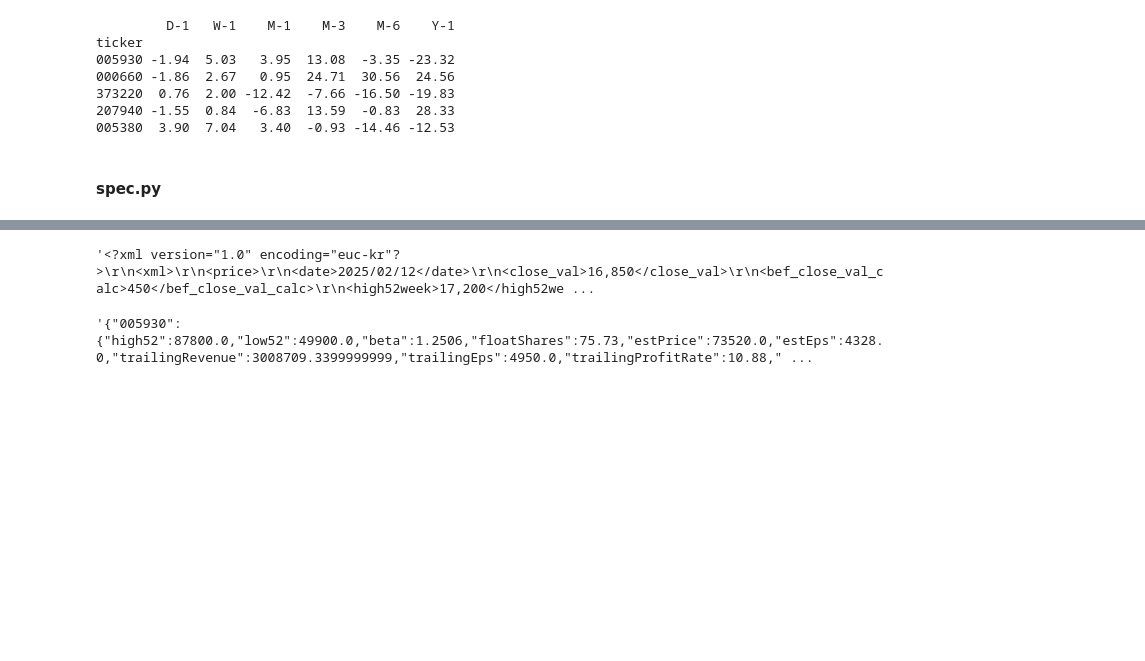
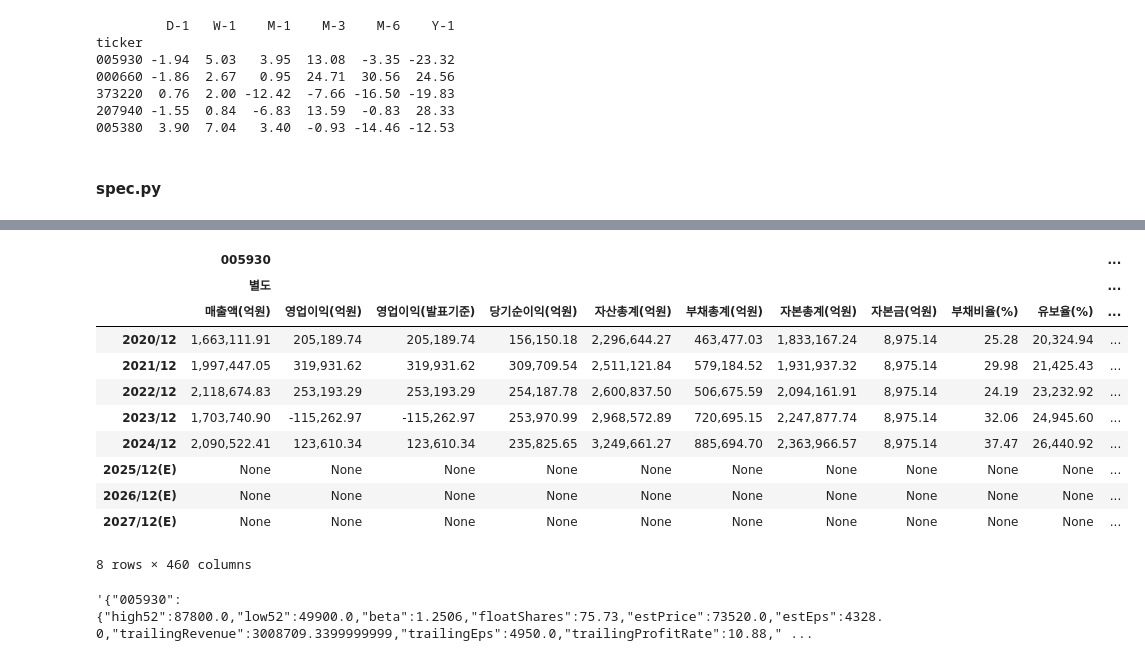
Before and after one commit to labwons/pages, a Jupyter notebook: src/dev.ipynb, the cells around one changed output, grey strips where cells are left out. Saved outputs shown, nothing was run; the diff lists cells and outputs as text; code cells hidden in the pictures; blank space fills up the shorter version.

```diff
--- a/src/dev.ipynb
+++ b/src/dev.ipynb
@@ -26,16 +115,16 @@ Successfully installed datetime-5.5 deprecated-1.2.18 pykrx-1.0.51 zope.interfac
 ### path.py
 # %%
 from pandas import Series
-import os
+import os, shutil
 
 
 class PATH:
     try:
         ROOT = os.path.dirname(__file__)
-        while not ROOT.endswith('yuho'):
+        while not ROOT.endswith('pages'):
             ROOT = os.path.dirname(ROOT)
     except NameError:
-        ROOT = 'https://raw.githubusercontent.com/labwons/yuho/main/'
+        ROOT = 'https://raw.githubusercontent.com/labwons/pages/main/'
 
     try:
         DESKTOP = os.path.join(os.path.join(os.environ['USERPROFILE']), 'Desktop')
@@ -43,16 +132,13 @@ class PATH:
     except KeyError:
         DESKTOP = DOWNLOADS = ROOT
 
-    BASE   = os.path.join(ROOT, r'src/fetch/market/json/baseline.json')
-    GROUP  = os.path.join(ROOT, r'src/fetch/market/json/group.json')
-    INDEX  = os.path.join(ROOT, r'src/fetch/market/json/index.json')
-    SPEC   = os.path.join(ROOT, r'src/fetch/market/json/spec.json')
-    STATE  = os.path.join(ROOT, r'src/fetch/market/json/state.json')
+    BASE      = os.path.join(ROOT, r'src/fetch/market/json/baseline.json')
+    GROUP     = os.path.join(ROOT, r'src/fetch/market/json/group.json')
+    SPEC      = os.path.join(ROOT, r'src/fetch/market/json/spec.json')
+    MACRO     = os.path.join(ROOT, r'src/fetch/macro/json/macro.json')
+    PORTFOLIO = os.path.join(ROOT, r'src/fetch/stock/json/portfolio.json')
 
     DOCS   = os.path.join(ROOT, r'docs')
-    BUBBLE = os.path.join(ROOT, r'docs/src/json/bubble.json')
-    MAP    = os.path.join(ROOT, r'docs/src/json/treemap.json')
-    MACRO  = os.path.join(ROOT, r'docs/src/json/macro.json')
 
     # HTML = html(ROOT)
     HTML = Series()
@@ -63,6 +149,23 @@ class PATH:
 
     JS = Series()
     JS.MAP = os.path.join(ROOT, r'docs/src/js/marketmap.js')
+
+    @classmethod
+    def copy(cls, src:str, dst:str, rename:str=""):
+        if not os.path.exists(src):
+            raise FileNotFoundError(f"원본 파일이 존재하지 않습니다: {src}")
+
+        ext = f".{src.split('.')[-1]}"
+        new = os.path.basename(src) if not rename else f"{rename}{ext}"
+        dst = os.path.join(dst, new)
+        if not os.path.isfile(dst):
+            shutil.copy2(src=src, dst=dst)
+        return dst
+
+    @classmethod
+    def copytree(cls, src:str, dst:str):
+        shutil.copytree(src, dst, dirs_exist_ok=True)
+        return
 
 
 
@@ -948,3 +1252,23 @@ End [Market Spec Fetch] 1319 Stocks / Elapsed: 662.29s
+# %%
+# print(MarketSpec.fetch('005930'))
+# xml = fs.fetch('005930')
+# fs.overview('005930')
+# fs.statement_annual('005930')
+
+fs.annual
+# %% [output]
+|  | 005930 |  |  |  |  |  |  |  |  |  | ... |
+|  | 별도 |  |  |  |  |  |  |  |  |  | ... |
+|  | 매출액(억원) | 영업이익(억원) | 영업이익(발표기준) | 당기순이익(억원) | 자산총계(억원) | 부채총계(억원) | 자본총계(억원) | 자본금(억원) | 부채비율(%) | 유보율(%) | ... |
+| 2020/12 | 1,663,111.91 | 205,189.74 | 205,189.74 | 156,150.18 | 2,296,644.27 | 463,477.03 | 1,833,167.24 | 8,975.14 | 25.28 | 20,324.94 | ... |
+| 2021/12 | 1,997,447.05 | 319,931.62 | 319,931.62 | 309,709.54 | 2,511,121.84 | 579,184.52 | 1,931,937.32 | 8,975.14 | 29.98 | 21,425.43 | ... |
+| 2022/12 | 2,118,674.83 | 253,193.29 | 253,193.29 | 254,187.78 | 2,600,837.50 | 506,675.59 | 2,094,161.91 | 8,975.14 | 24.19 | 23,232.92 | ... |
+| 2023/12 | 1,703,740.90 | -115,262.97 | -115,262.97 | 253,970.99 | 2,968,572.89 | 720,695.15 | 2,247,877.74 | 8,975.14 | 32.06 | 24,945.60 | ... |
+| 2024/12 | 2,090,522.41 | 123,610.34 | 123,610.34 | 235,825.65 | 3,249,661.27 | 885,694.70 | 2,363,966.57 | 8,975.14 | 37.47 | 26,440.92 | ... |
+| 2025/12(E) | None | None | None | None | None | None | None | None | None | None | ... |
+| 2026/12(E) | None | None | None | None | None | None | None | None | None | None | ... |
+| 2027/12(E) | None | None | None | None | None | None | None | None | None | None | ... |
+8 rows × 460 columns
 # %%
 # 별도: 033100, 058470
 # 연결: 005930, 000660, 005380, 316140
@@ -962,10 +1286,9 @@ Aa, Qq = MarketSpec.customizeStatement(a), MarketSpec.customizeStatement(q)
 
 # ovv
 # a
+q
 # Aa
 # Qq
-# %% [output]
-'<?xml version="1.0" encoding="euc-kr"?>\r\n<xml>\r\n<price>\r\n<date>2025/02/12</date>\r\n<close_val>16,850</close_val>\r\n<bef_close_val_calc>450</bef_close_val_calc>\r\n<high52week>17,200</high52we ...
 # %%
 # marketSpec
 marketSpec.to_json(orient='index').replace('nan', '')
```
Also changed, not shown: parts of 11 cells of this notebook.
